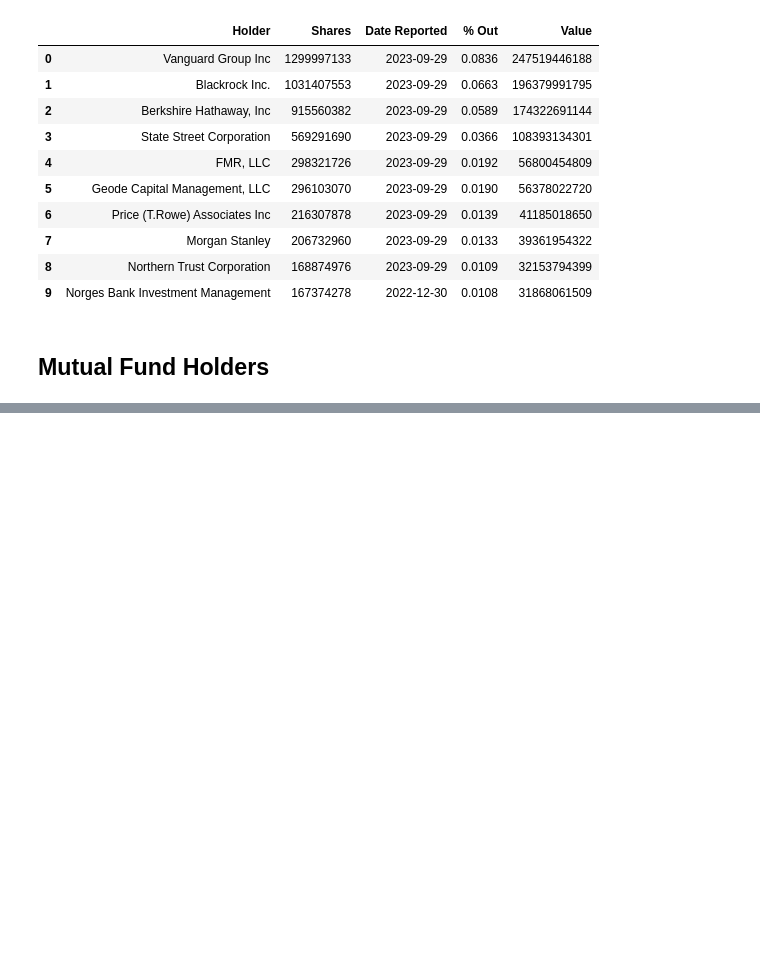
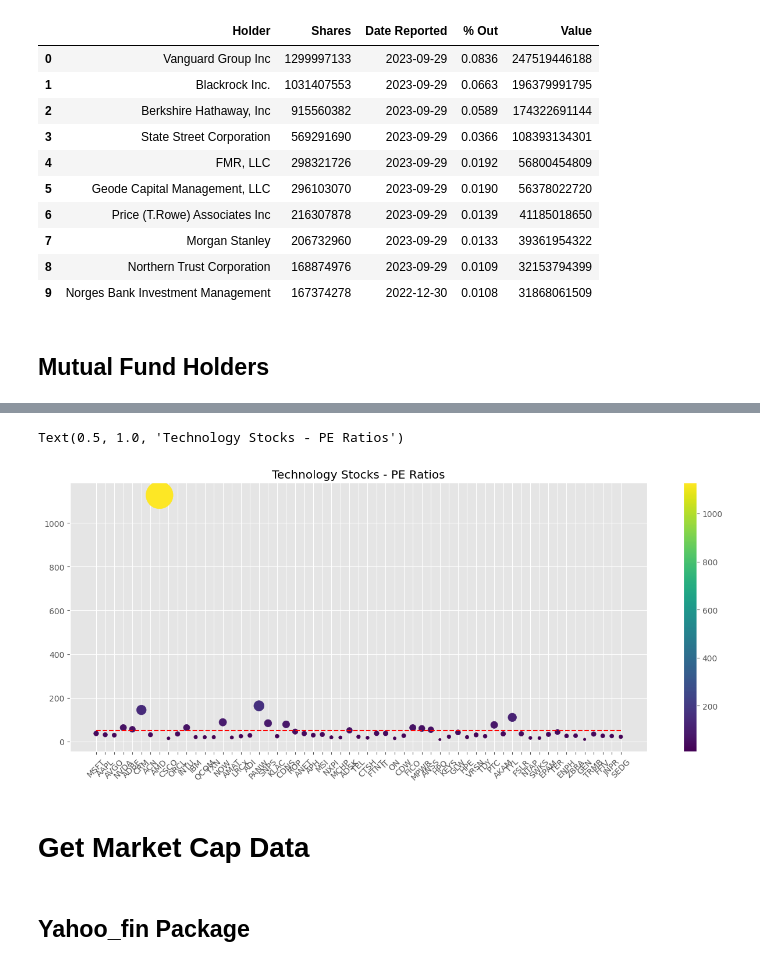
Before and after one commit to akshayyewle/Marketing-Analytics, a Jupyter notebook: 05 Yahoo Finance Tutorial/Python Code - 29 Nov 2023.ipynb, the cells around one changed output, grey strips where cells are left out. Drawn from its saved outputs; the diff is of its cells as text; code cells hidden in the pictures; blank space fills up the shorter version.

```diff
--- a/05 Yahoo Finance Tutorial/Python Code - 29 Nov 2023.ipynb
+++ b/05 Yahoo Finance Tutorial/Python Code - 29 Nov 2023.ipynb
@@ -225,0 +579,16 @@ Apple_Stock_Data.get_mutualfund_holders
+# %%
+plt.figure(figsize=(16,6))
+plt.scatter(x=Portfolio_PE_Ratio['Stock'],y=Portfolio_PE_Ratio['PE_Ratio'],
+            c=Portfolio_PE_Ratio['PE_Ratio'],s=Portfolio_PE_Ratio['PE_Ratio'])
+plt.hlines(y=50,xmin=Portfolio_PE_Ratio.index[0],xmax=Portfolio_PE_Ratio.index[-1],
+            linestyles='dashed',colors='red')
+plt.xticks(rotation=45)
+plt.colorbar()
+plt.title('Technology Stocks - PE Ratios')
+# %% [output]
+Text(0.5, 1.0, 'Technology Stocks - PE Ratios')
+[figure, added]
+# %% [markdown]
+# **Get Market Cap Data**
+# %% [markdown]
+## **Yahoo_fin Package**
```
Also changed, not shown: parts of 69 cells of this notebook, 1 other file.
